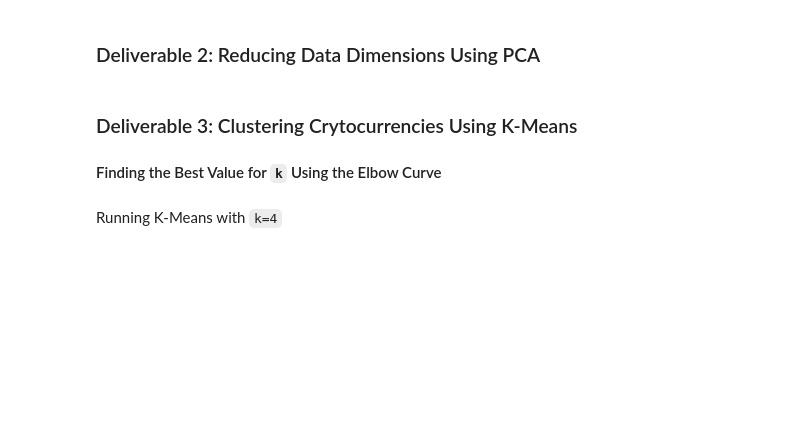
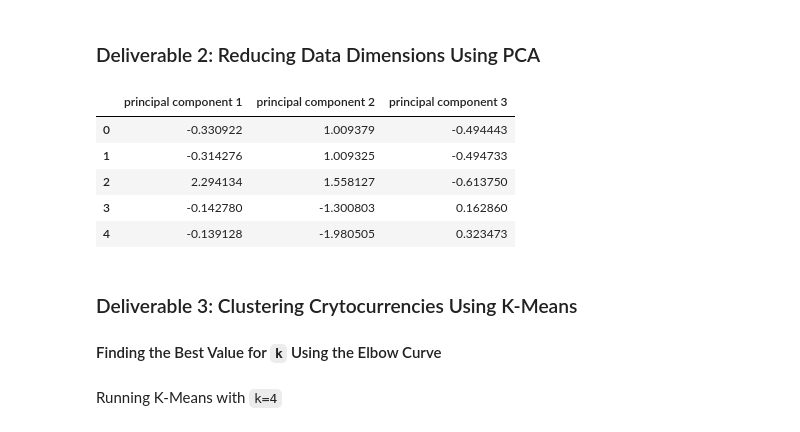
Before and after one commit to krockway/Cryptocurrencies, a Jupyter notebook: crypto_clustering.ipynb, the cells around one changed output. Drawn from its saved outputs; the diff is of its cells as text; code cells hidden in the pictures; blank space fills up the shorter version.

```diff
--- a/crypto_clustering.ipynb
+++ b/crypto_clustering.ipynb
@@ -189,10 +219,22 @@ X_scaled
 ### Deliverable 2: Reducing Data Dimensions Using PCA
 # %%
 # Using PCA to reduce dimension to three principal components.
-# YOUR CODE HERE
+pca = PCA(n_components=3)
+
+# Get two principal components for the data.
+crypto_pca = pca.fit_transform(X_scaled)
 # %%
 # Create a DataFrame with the three principal components.
-# YOUR CODE HERE
+crypto_df_pca = pd.DataFrame(data=crypto_pca,
+                               columns=["principal component 1", "principal component 2", "principal component 3"])
+crypto_df_pca.head()
+# %% [output]
+|  | principal component 1 | principal component 2 | principal component 3 |
+| 0 | -0.330922 | 1.009379 | -0.494443 |
+| 1 | -0.314276 | 1.009325 | -0.494733 |
+| 2 | 2.294134 | 1.558127 | -0.613750 |
+| 3 | -0.142780 | -1.300803 | 0.162860 |
+| 4 | -0.139128 | -1.980505 | 0.323473 |
 # %% [markdown]
 ### Deliverable 3: Clustering Crytocurrencies Using K-Means
 
```
Also changed, not shown: parts of 9 cells of this notebook.
